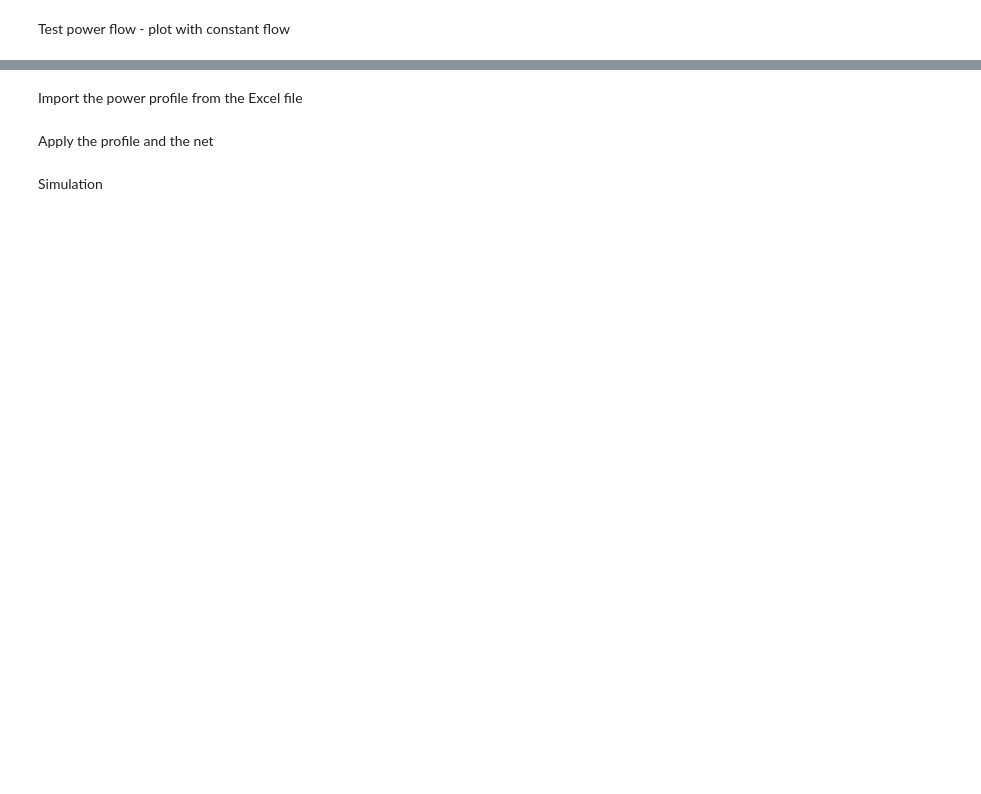
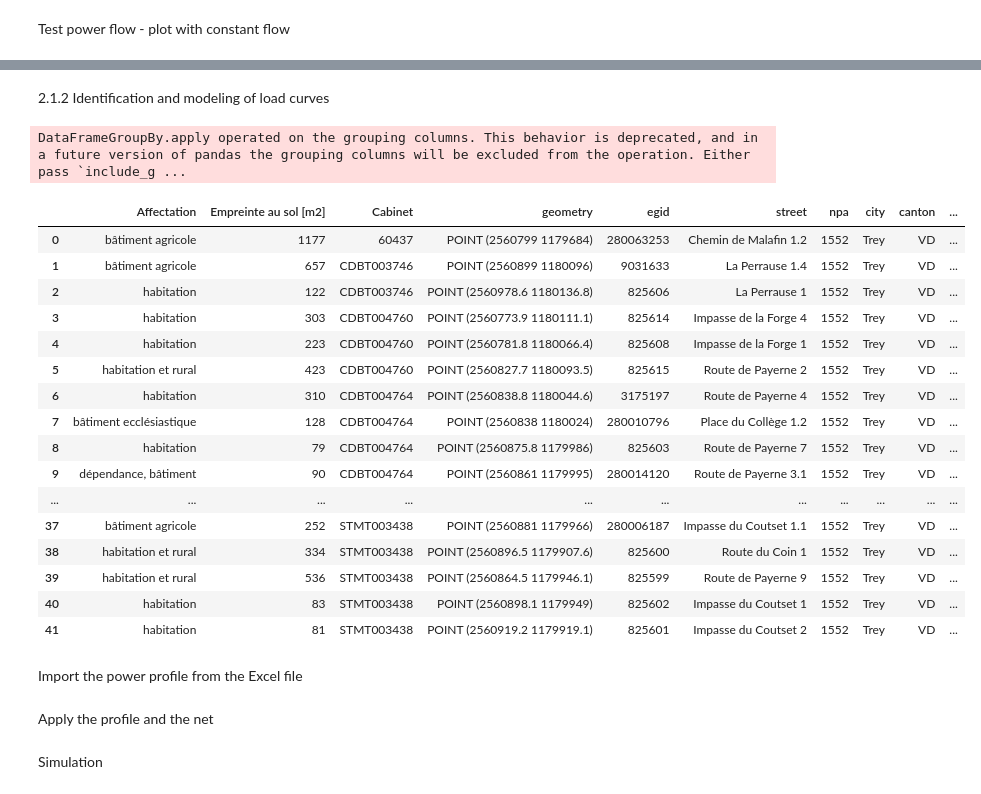
Before and after one commit to micael-buchser/rhtlab_MIB, a Jupyter notebook: Mini-projet-trey_Buchser_Joye/Notebook_Buchser_Joye.ipynb, the cells around one changed output, grey strips where cells are left out. Saved outputs shown, nothing was run; the diff lists cells and outputs as text; code cells hidden in the pictures; blank space fills up the shorter version.

Commit message:
CSV consumer data reading

```diff
--- a/Mini-projet-trey_Buchser_Joye/Notebook_Buchser_Joye.ipynb
+++ b/Mini-projet-trey_Buchser_Joye/Notebook_Buchser_Joye.ipynb
@@ -45,6 +45,40 @@ pp_plot.plot_powerflow_result(net=net, plot_title="Network of Trey")
 # net.res_line
 # %%
 # net.res_trafo
+# %% [markdown]
+2.1.2 Identification and modeling of load curves
+# %%
+# Import datas from CSV file
+consumer_file_path = "data/liste_des_batiments_vf.csv"
+consumer_data = pd.read_csv(consumer_file_path, encoding="latin1")
+
+# Regrouping consumers by cabinet
+consumer_grouped_data = (
+    consumer_data.groupby("Cabinet")
+    .apply(lambda x: x.reset_index(drop=True))
+    .reset_index(drop=True)
+)
+
+consumer_grouped_data
+# %% [output]
+DataFrameGroupBy.apply operated on the grouping columns. This behavior is deprecated, and in a future version of pandas the grouping columns will be excluded from the operation. Either pass `include_g ...
+|  | Affectation | Empreinte au sol [m2] | Cabinet | geometry | egid | street | npa | city | canton | ... |
+| 0 | bâtiment agricole | 1177 | 60437 | POINT (2560799 1179684) | 280063253 | Chemin de Malafin 1.2 | 1552 | Trey | VD | ... |
+| 1 | bâtiment agricole | 657 | CDBT003746 | POINT (2560899 1180096) | 9031633 | La Perrause 1.4 | 1552 | Trey | VD | ... |
+| 2 | habitation | 122 | CDBT003746 | POINT (2560978.6 1180136.8) | 825606 | La Perrause 1 | 1552 | Trey | VD | ... |
+| 3 | habitation | 303 | CDBT004760 | POINT (2560773.9 1180111.1) | 825614 | Impasse de la Forge 4 | 1552 | Trey | VD | ... |
+| 4 | habitation | 223 | CDBT004760 | POINT (2560781.8 1180066.4) | 825608 | Impasse de la Forge 1 | 1552 | Trey | VD | ... |
+| 5 | habitation et rural | 423 | CDBT004760 | POINT (2560827.7 1180093.5) | 825615 | Route de Payerne 2 | 1552 | Trey | VD | ... |
+| 6 | habitation | 310 | CDBT004764 | POINT (2560838.8 1180044.6) | 3175197 | Route de Payerne 4 | 1552 | Trey | VD | ... |
+| 7 | bâtiment ecclésiastique | 128 | CDBT004764 | POINT (2560838 1180024) | 280010796 | Place du Collège 1.2 | 1552 | Trey | VD | ... |
+| 8 | habitation | 79 | CDBT004764 | POINT (2560875.8 1179986) | 825603 | Route de Payerne 7 | 1552 | Trey | VD | ... |
+| 9 | dépendance, bâtiment | 90 | CDBT004764 | POINT (2560861 1179995) | 280014120 | Route de Payerne 3.1 | 1552 | Trey | VD | ... |
+| ... | ... | ... | ... | ... | ... | ... | ... | ... | ... | ... |
+| 37 | bâtiment agricole | 252 | STMT003438 | POINT (2560881 1179966) | 280006187 | Impasse du Coutset 1.1 | 1552 | Trey | VD | ... |
+| 38 | habitation et rural | 334 | STMT003438 | POINT (2560896.5 1179907.6) | 825600 | Route du Coin 1 | 1552 | Trey | VD | ... |
+| 39 | habitation et rural | 536 | STMT003438 | POINT (2560864.5 1179946.1) | 825599 | Route de Payerne 9 | 1552 | Trey | VD | ... |
+| 40 | habitation | 83 | STMT003438 | POINT (2560898.1 1179949) | 825602 | Impasse du Coutset 1 | 1552 | Trey | VD | ... |
+| 41 | habitation | 81 | STMT003438 | POINT (2560919.2 1179919.1) | 825601 | Impasse du Coutset 2 | 1552 | Trey | VD | ... |
 # %% [markdown]
 Import the power profile from the Excel file
 # %%
```
